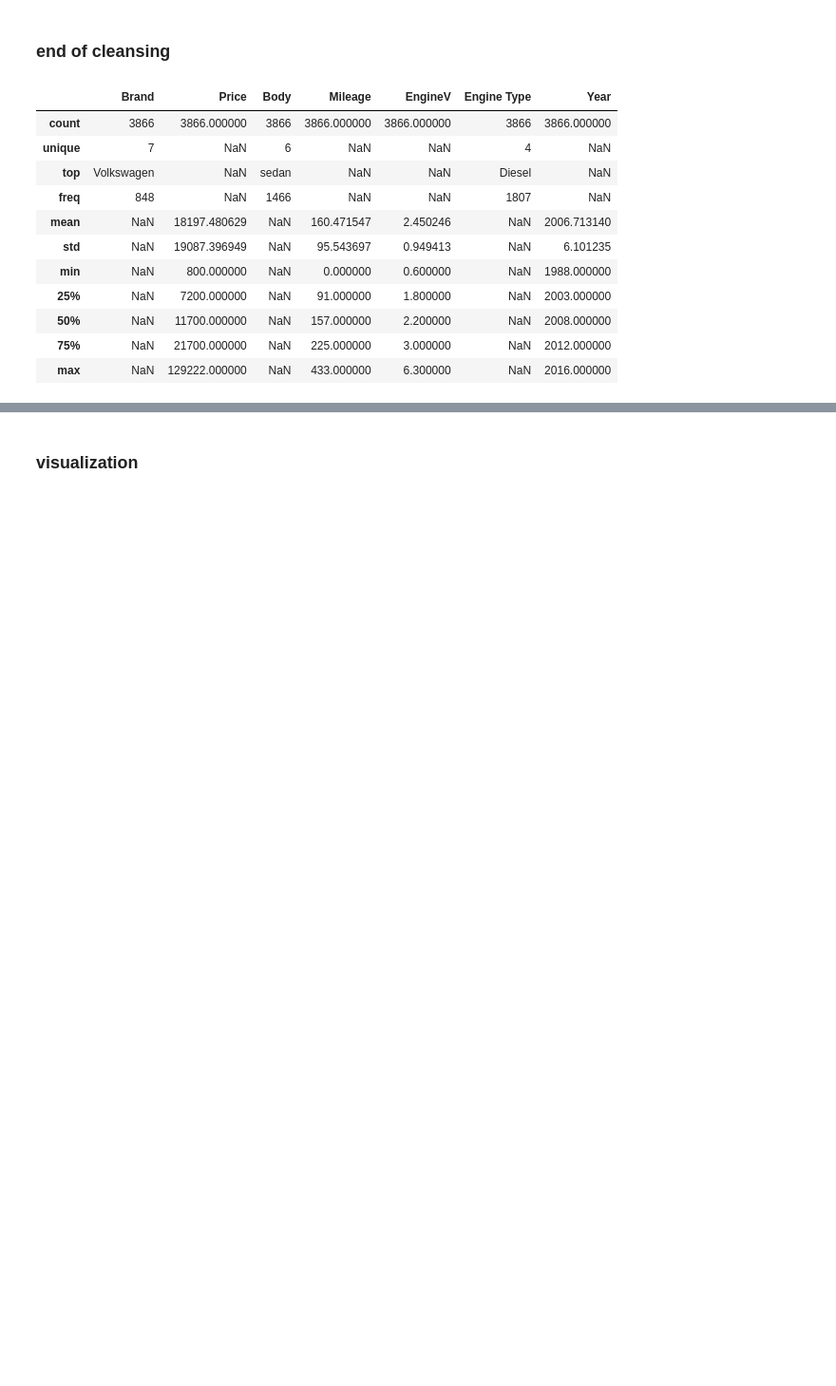
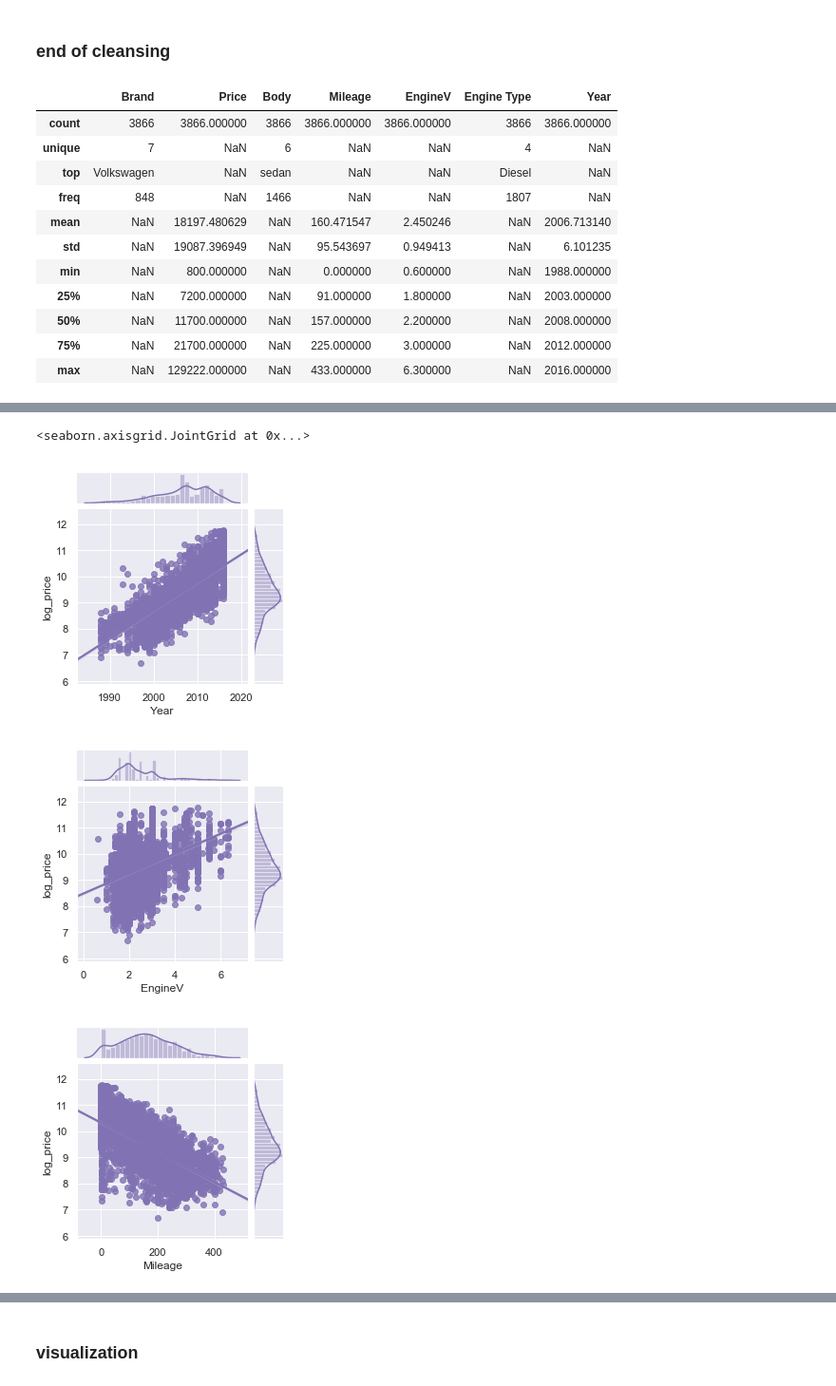
Before and after one commit to tansudasli/analytics-sandbox, a Jupyter notebook: car_sales_lineer_regression.ipynb, the cells around one changed output, grey strips where cells are left out. Shown at 95% size. Drawn from its saved outputs; the diff is of its cells as text; code cells hidden in the pictures; blank space fills up the shorter version.

```diff
--- a/car_sales_lineer_regression.ipynb
+++ b/car_sales_lineer_regression.ipynb
@@ -242,0 +276,9 @@ data_cleaned.describe(include='all')
+# %%
+sns.jointplot("Year", "log_price", data=data_cleaned, kind="reg", color="m", height=4)
+sns.jointplot("EngineV", "log_price", data=data_cleaned, kind="reg", color="m", height=4)
+sns.jointplot("Mileage", "log_price", data=data_cleaned, kind="reg", color="m", height=4)
+# %% [output]
+<seaborn.axisgrid.JointGrid at 0x...>
+[figure, added]
+[figure, added]
+[figure, added]
```
Also changed, not shown: parts of 24 cells of this notebook.
